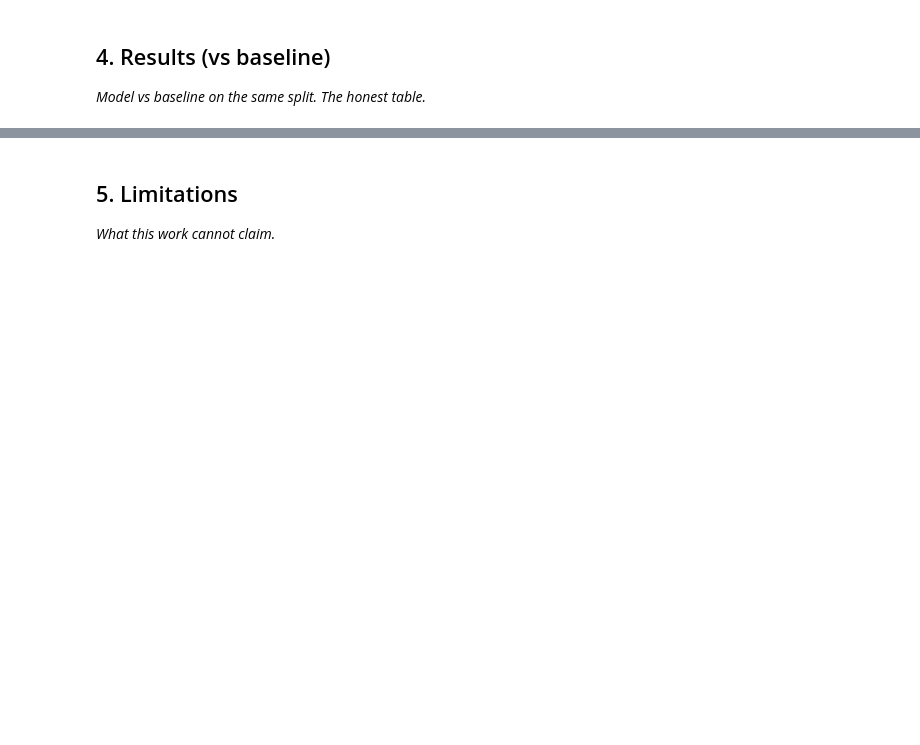
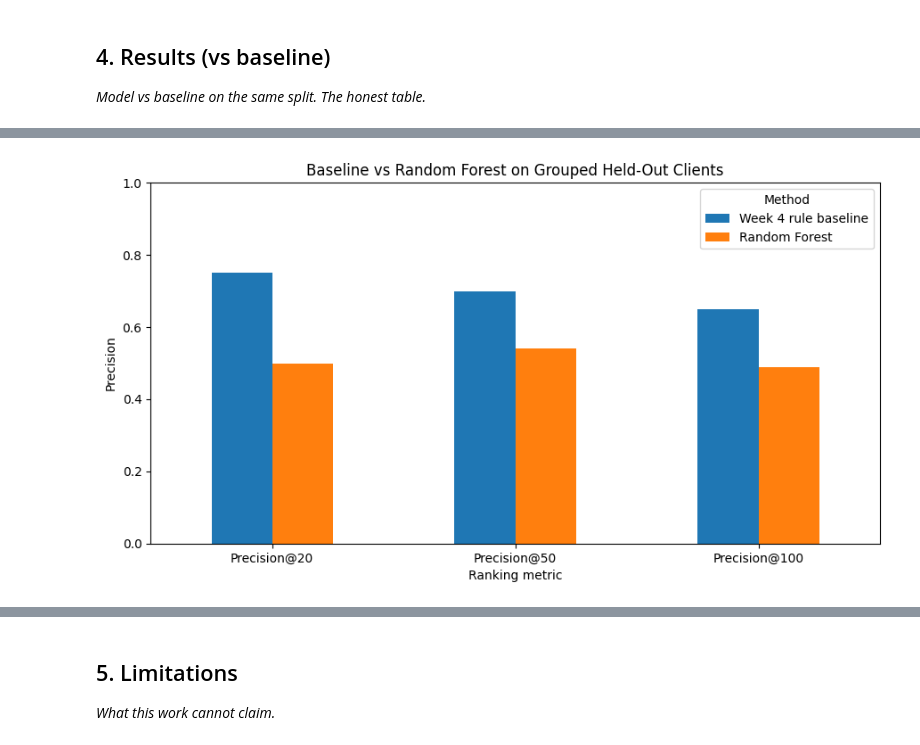
Before and after one commit to sunainakhatwani12/flyrank-ml-internship-sunaina, a Jupyter notebook: work/notebooks/capstone.ipynb, the cells around one changed output, grey strips where cells are left out. Cells and saved outputs as stored; diff of their text form; code cells hidden in the pictures; blank space fills up the shorter version.

```diff
--- a/work/notebooks/capstone.ipynb
+++ b/work/notebooks/capstone.ipynb
@@ -24,0 +342,30 @@ This skeleton is yours to fill. Work the sections **in order** — each one has
+# %%
+import pandas as pd
+import matplotlib.pyplot as plt
+
+# Recreate the results so this cell can run independently
+chart_results = pd.DataFrame({
+    "Method": ["Week 4 rule baseline", "Random Forest"],
+    "Precision@20": [0.75, 0.50],
+    "Precision@50": [0.70, 0.54],
+    "Precision@100": [0.65, 0.49]
+})
+
+chart_data = chart_results.set_index("Method")
+
+ax = chart_data.transpose().plot(
+    kind="bar",
+    figsize=(9, 5)
+)
+
+ax.set_title("Baseline vs Random Forest on Grouped Held-Out Clients")
+ax.set_xlabel("Ranking metric")
+ax.set_ylabel("Precision")
+ax.set_ylim(0, 1)
+ax.legend(title="Method")
+ax.tick_params(axis="x", rotation=0)
+
+plt.tight_layout()
+plt.show()
+# %% [output]
+[figure, added]
```
Also changed, not shown: parts of 15 cells of this notebook.
